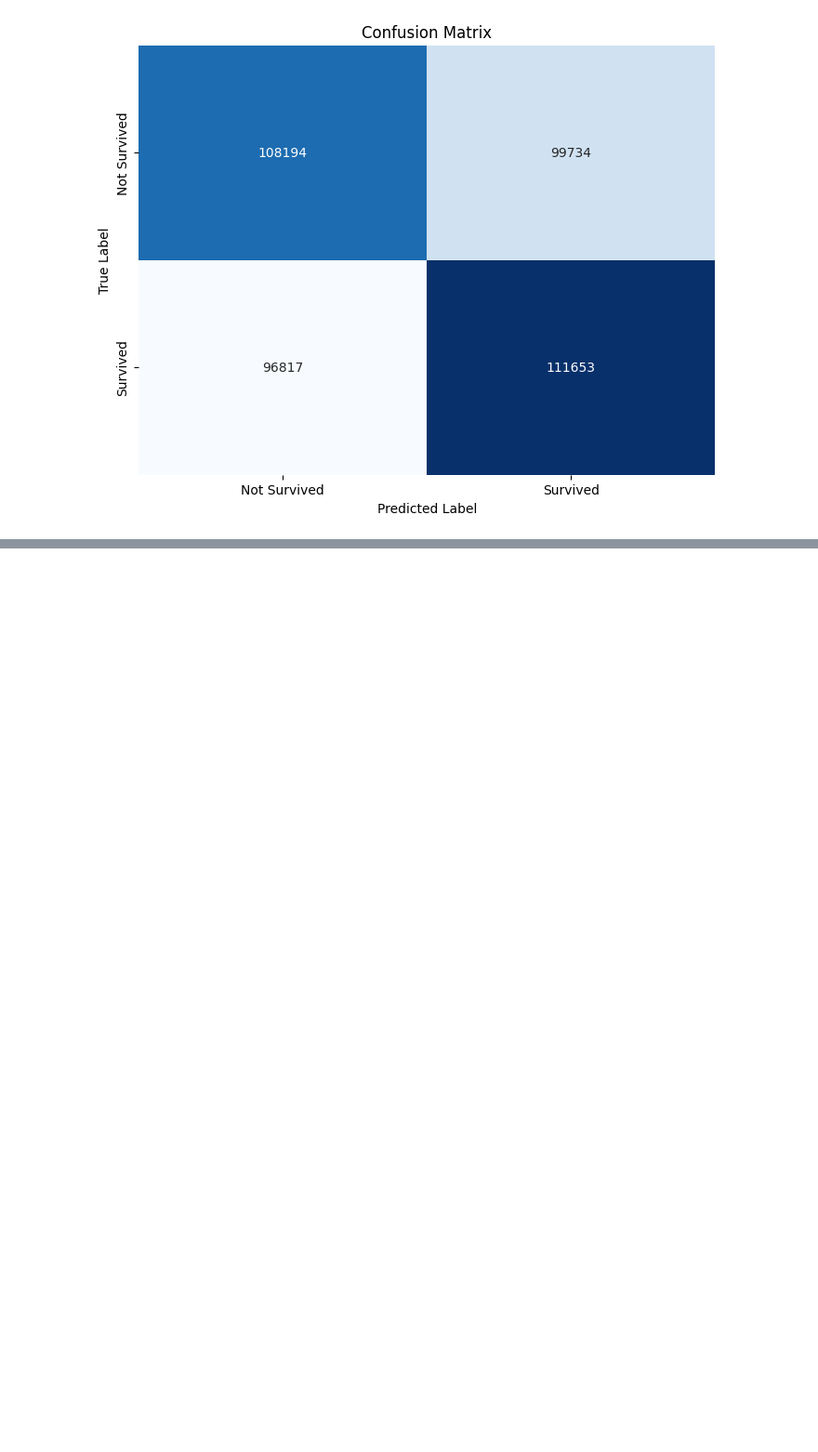
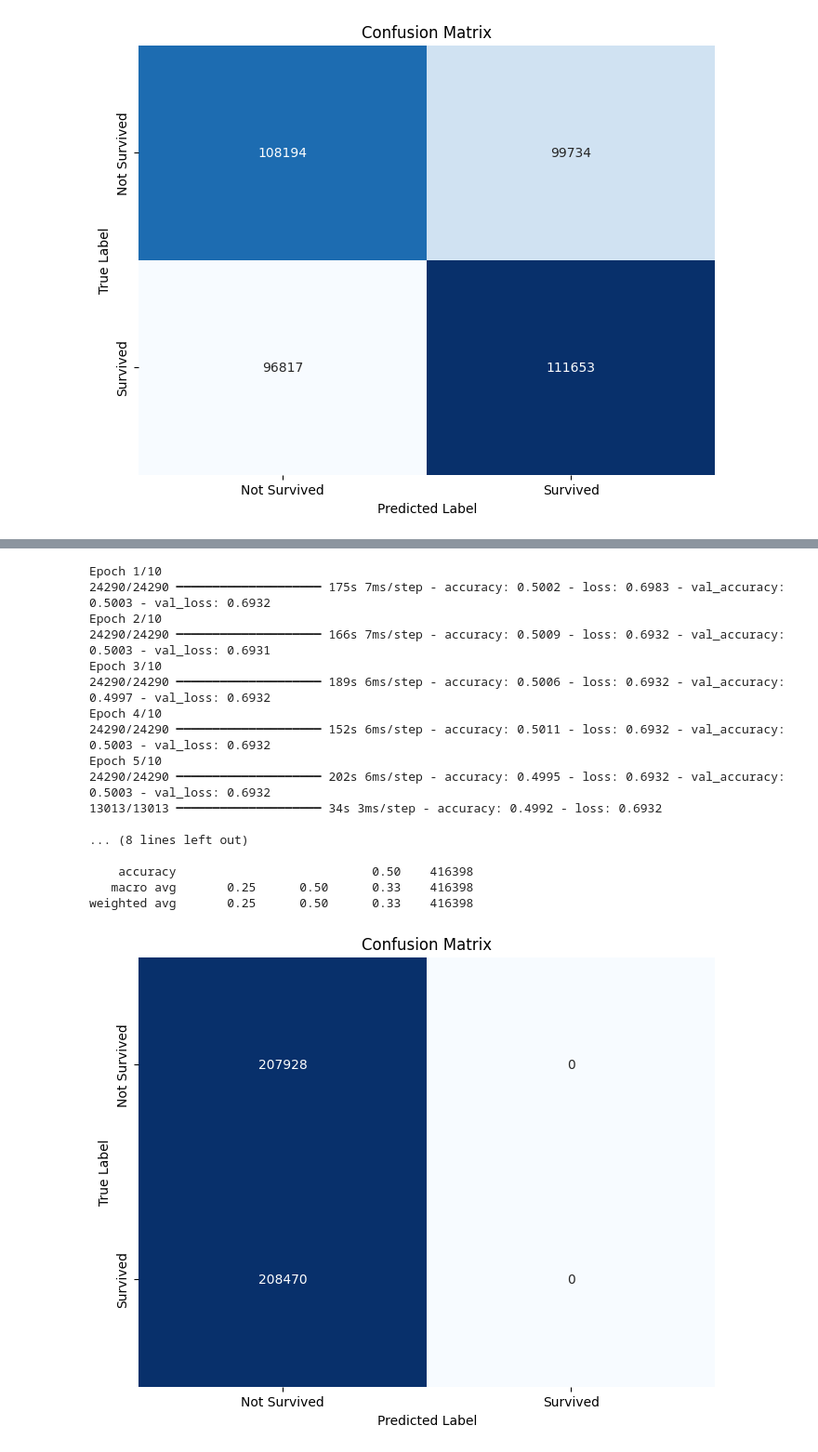
Before and after one commit to 00hussein00/Lung-Cancer-Case-Study, a Jupyter notebook: Lung_Cancer Code.ipynb, the cells around one changed output, grey strips where cells are left out. Shown: that part at 93% size. Cells and saved outputs as stored; diff of their text form; code cells hidden in the pictures; blank space fills up the shorter version.

```diff
--- a/Lung_Cancer Code.ipynb
+++ b/Lung_Cancer Code.ipynb
@@ -354,14 +357,17 @@ plot_confusion_matrix(y_test, y_pred_xgb)
 [figure]
 # %%
 #@title ANN
-#!pip install tensorflow
+!pip install tensorflow
 
 from tensorflow.keras.models import Sequential
 from tensorflow.keras.layers import Dense, Dropout, Conv1D, MaxPooling1D, Flatten
 from tensorflow.keras.callbacks import EarlyStopping
+from tensorflow.keras.layers import Input # Import Input layer
 
+# Define the input shape using an Input layer
 model = Sequential([
-    Conv1D(128, kernel_size=3, activation='relu', input_shape=(X_train.shape[1], 1)),
+    Input(shape=(X_train.shape[1], 1)), # Use Input layer to specify shape
+    Conv1D(128, kernel_size=3, activation='relu'),
     Conv1D(64, kernel_size=3, activation='relu'),
     MaxPooling1D(pool_size=2),
     Flatten(),
@@ -414,0 +476,32 @@ df.columns
+# %%
+#@title Classification Report
+X_train_ann = X_train.values.reshape((X_train.shape[0], X_train.shape[1], 1))
+X_test_ann = X_test.values.reshape((X_test.shape[0], X_test.shape[1], 1))
+
+history = model.fit(
+    X_train_ann, # Use the reshaped training data
+    y_train,
+    epochs=10,
+    batch_size=32,
+    validation_split=0.2,
+    callbacks=[early_stopping]
+)
+# %% [output]
+Epoch 1/10
+24290/24290 ━━━━━━━━━━━━━━━━━━━━ 175s 7ms/step - accuracy: 0.5002 - loss: 0.6983 - val_accuracy: 0.5003 - val_loss: 0.6932
+Epoch 2/10
+24290/24290 ━━━━━━━━━━━━━━━━━━━━ 166s 7ms/step - accuracy: 0.5009 - loss: 0.6932 - val_accuracy: 0.5003 - val_loss: 0.6931
+Epoch 3/10
+24290/24290 ━━━━━━━━━━━━━━━━━━━━ 189s 6ms/step - accuracy: 0.5006 - loss: 0.6932 - val_accuracy: 0.4997 - val_loss: 0.6932
+Epoch 4/10
+24290/24290 ━━━━━━━━━━━━━━━━━━━━ 152s 6ms/step - accuracy: 0.5011 - loss: 0.6932 - val_accuracy: 0.5003 - val_loss: 0.6932
+Epoch 5/10
+24290/24290 ━━━━━━━━━━━━━━━━━━━━ 202s 6ms/step - accuracy: 0.4995 - loss: 0.6932 - val_accuracy: 0.5003 - val_loss: 0.6932
+13013/13013 ━━━━━━━━━━━━━━━━━━━━ 34s 3ms/step - accuracy: 0.4992 - loss: 0.6932
+
+... (8 lines left out)
+
+    accuracy                           0.50    416398
+   macro avg       0.25      0.50      0.33    416398
+weighted avg       0.25      0.50      0.33    416398
+[figure, added]
```
Also changed, not shown: parts of 8 cells of this notebook.
